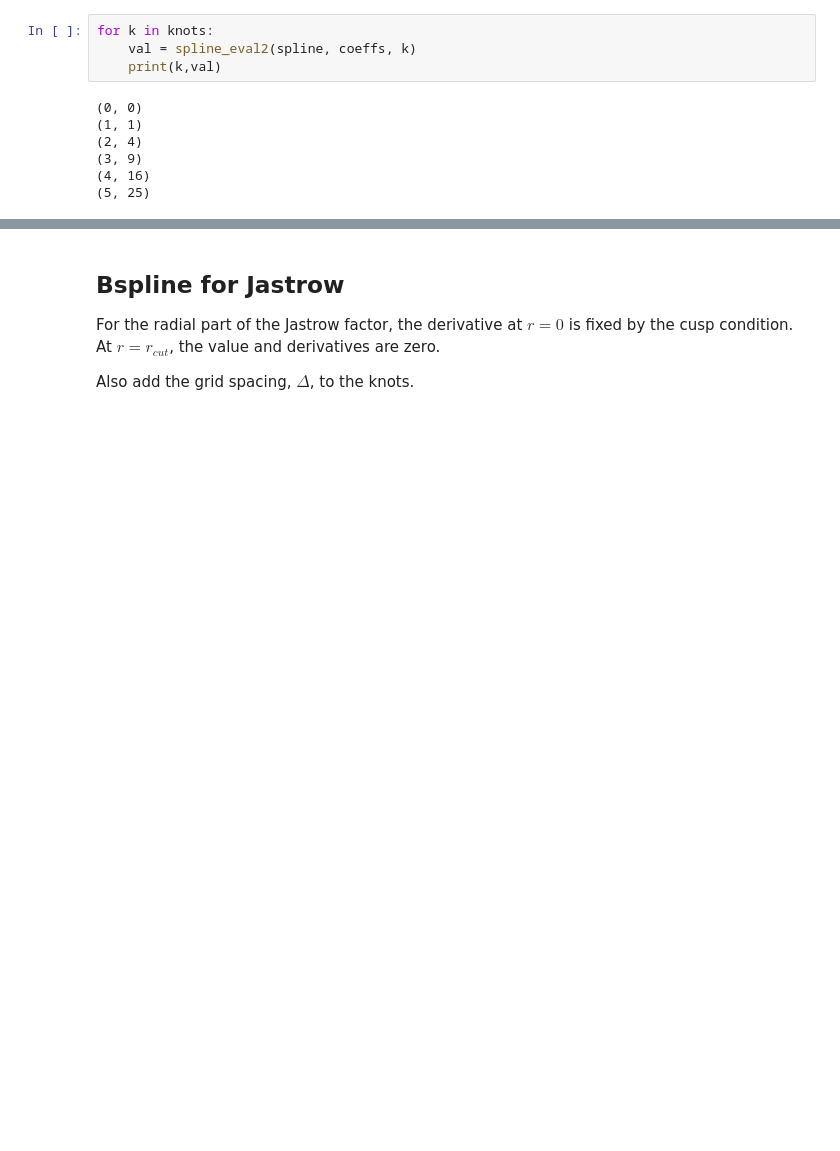
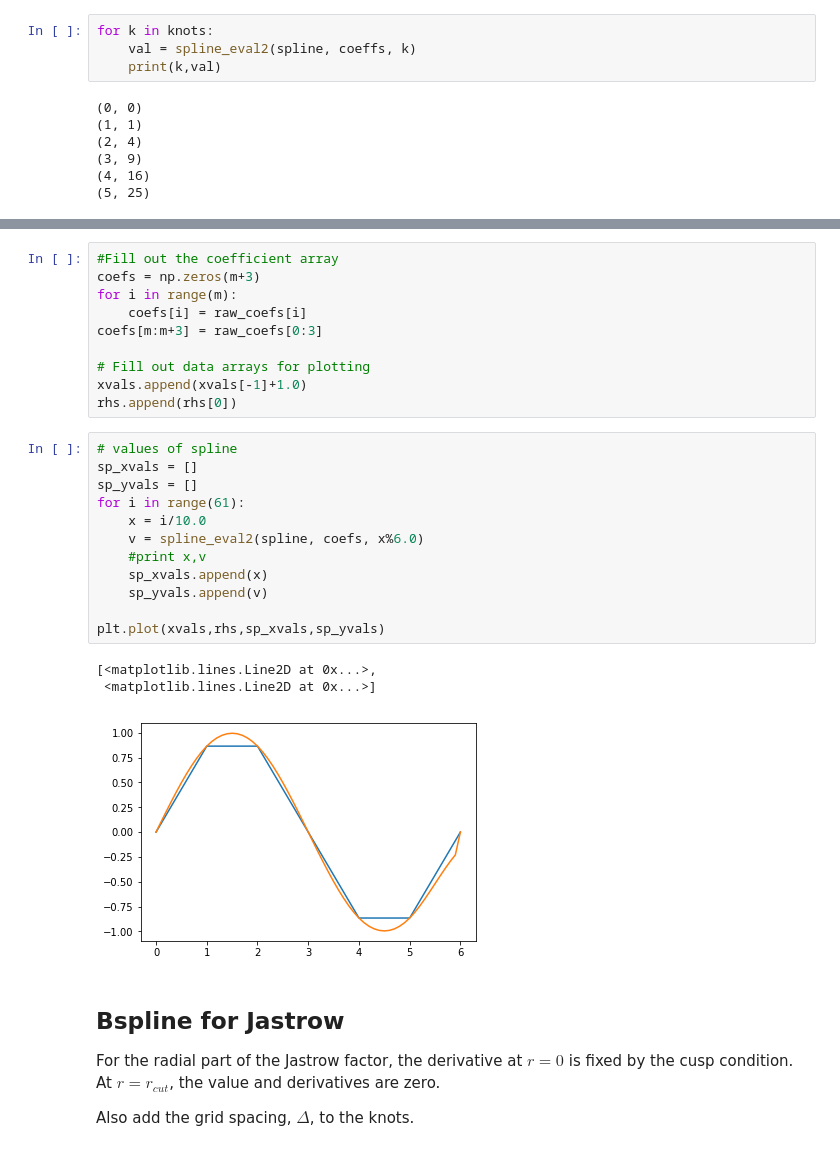
Before and after one commit to QMCPACK/qmc_algorithms, a Jupyter notebook: Wavefunctions/Explain_Bspline.ipynb, the cells around one changed output, grey strips where cells are left out. Cells and saved outputs as stored; diff of their text form; blank space fills up the shorter version.

```diff
--- a/Wavefunctions/Explain_Bspline.ipynb
+++ b/Wavefunctions/Explain_Bspline.ipynb
@@ -238,3 +310,29 @@ for k in knots:
+# %%
+#Fill out the coefficient array
+coefs = np.zeros(m+3)
+for i in range(m):
+    coefs[i] = raw_coefs[i]
+coefs[m:m+3] = raw_coefs[0:3]
+
+# Fill out data arrays for plotting
+xvals.append(xvals[-1]+1.0)
+rhs.append(rhs[0])
+# %%
+# values of spline
+sp_xvals = []
+sp_yvals = []
+for i in range(61):
+    x = i/10.0
+    v = spline_eval2(spline, coefs, x%6.0)
+    #print x,v
+    sp_xvals.append(x)
+    sp_yvals.append(v)
+
+plt.plot(xvals,rhs,sp_xvals,sp_yvals)
+# %% [output]
+[<matplotlib.lines.Line2D at 0x...>,
+ <matplotlib.lines.Line2D at 0x...>]
+[figure, added]
 # %% [markdown]
 ## Bspline for Jastrow
 
```
Also changed, not shown: parts of 11 cells of this notebook.
